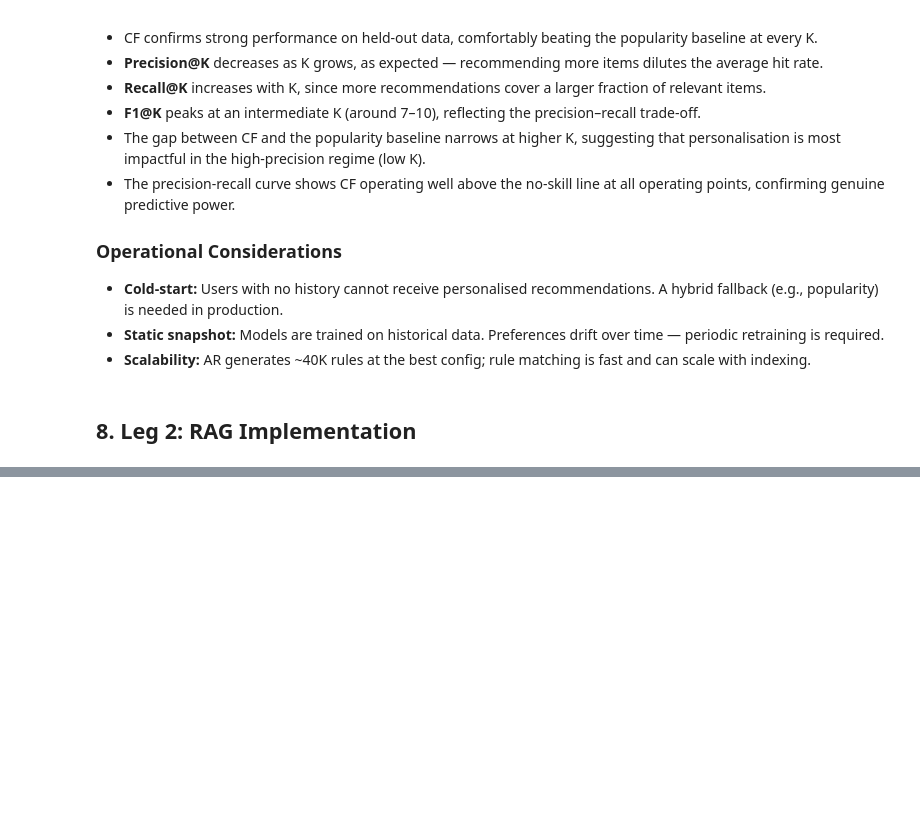
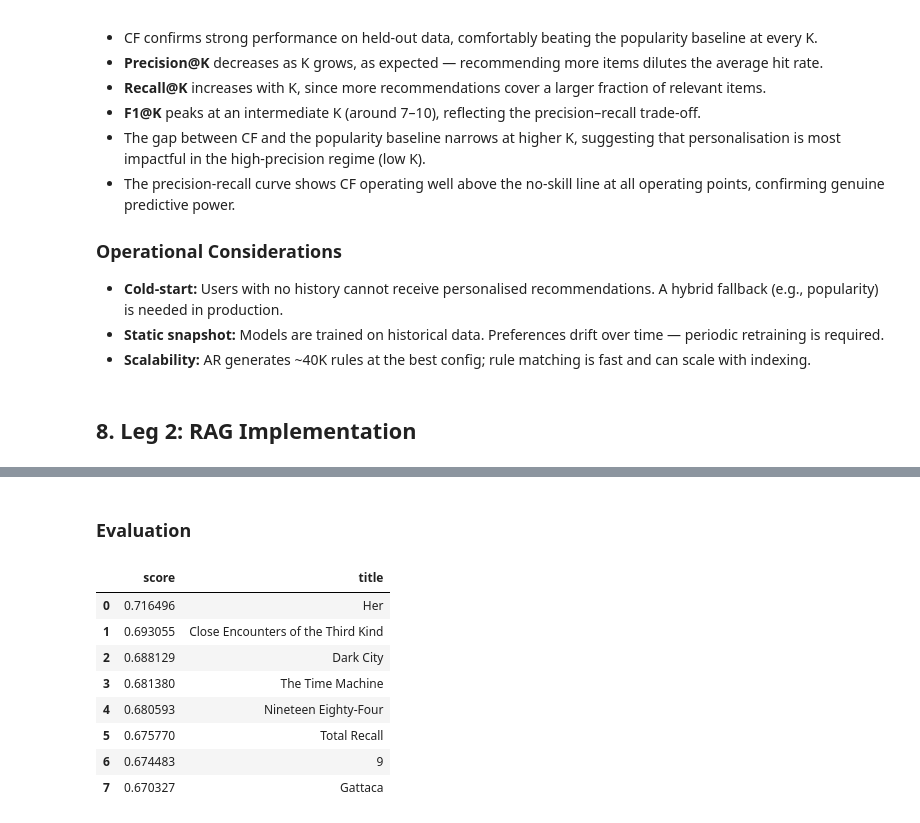
Before and after one commit to arodzina/TACD_project, a Jupyter notebook: data_preparation.ipynb, the cells around one changed output, grey strips where cells are left out. Cells and saved outputs as stored; diff of their text form; code cells hidden in the pictures; blank space fills up the shorter version.

```diff
--- a/data_preparation.ipynb
+++ b/data_preparation.ipynb
@@ -4107,0 +4330,15 @@ ImportError: Unable to import required dependency numpy. Please see the tracebac
+# %%
+from sentence_transformers import SentenceTransformer
+
+embedding_model = SentenceTransformer("BAAI/bge-small-en-v1.5")
+
+texts = merged["document"].tolist()
+
+embeddings = embedding_model.encode(
+    texts,
+    normalize_embeddings=True,
+    show_progress_bar=True,
+)
+
+embeddings = np.asarray(embeddings, dtype="float32")
+embeddings.shape
@@ -4107,0 +4559,38 @@ ImportError: Unable to import required dependency numpy. Please see the tracebac
+# %% [markdown]
+### Evaluation
+# %%
+def retrieve(query, k=10):
+    q_vec = embedding_model.encode(
+        [query], normalize_embeddings=True,
+    )[0].astype("float32")
+
+    hits = client.query_points(
+        collection_name=collection_name,
+        query=q_vec,
+        limit=k,
+        with_payload=True,
+    ).points
+
+    return pd.DataFrame([
+        {
+            "score":   h.score,
+            "movieId": h.payload["movieId"],
+            "title":   h.payload["title"],
+            "document": h.payload["document"],
+        }
+        for h in hits
+    ])
+# %%
+query = "slow science fiction about memory, identity, and loneliness"
+retrieved = retrieve(query, k=8)
+retrieved[["score", "title"]]
+# %% [output]
+|  | score | title |
+| 0 | 0.716496 | Her |
+| 1 | 0.693055 | Close Encounters of the Third Kind |
+| 2 | 0.688129 | Dark City |
+| 3 | 0.681380 | The Time Machine |
+| 4 | 0.680593 | Nineteen Eighty-Four |
+| 5 | 0.675770 | Total Recall |
+| 6 | 0.674483 | 9 |
+| 7 | 0.670327 | Gattaca |
```
Also changed, not shown: parts of 27 cells of this notebook, 4 other files.
